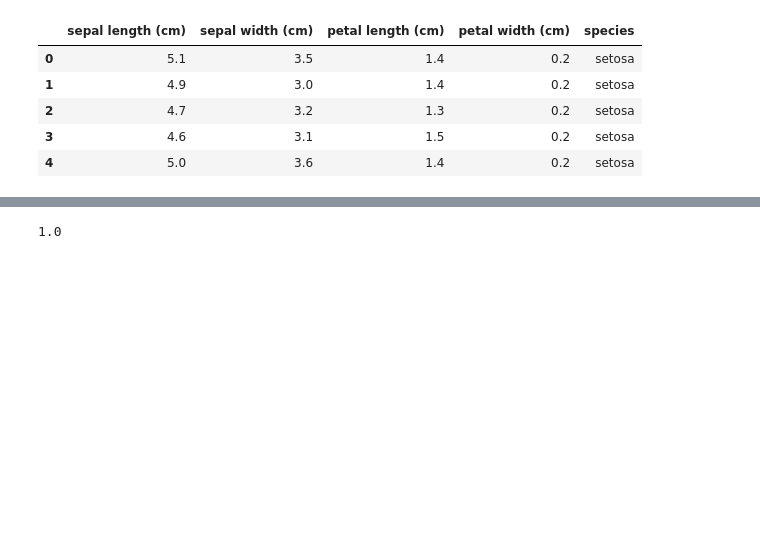
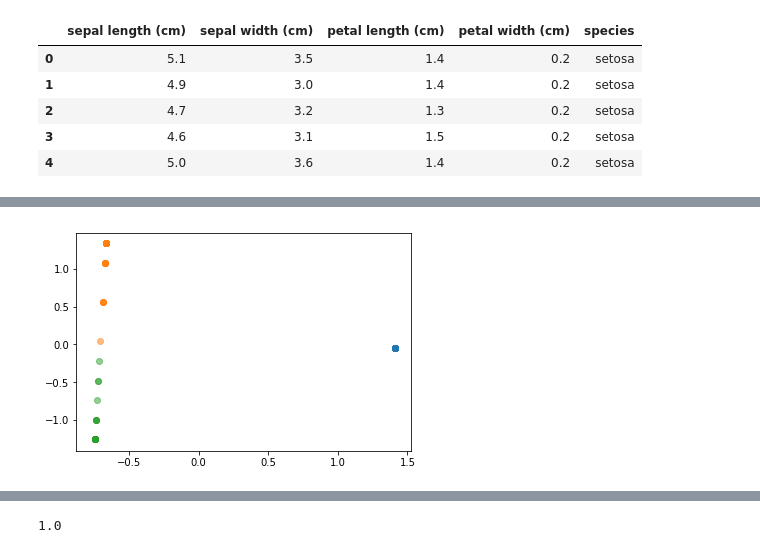
Before and after one commit to lukaszarczynski/data_mining, a Jupyter notebook: L5/zad3.ipynb, the cells around one changed output, grey strips where cells are left out. Cells and saved outputs as stored; diff of their text form; code cells hidden in the pictures; blank space fills up the shorter version.

```diff
--- a/L5/zad3.ipynb
+++ b/L5/zad3.ipynb
@@ -34,3 +157,48 @@ print(random_forest_iris.score(iris_data, iris_labels))
+# %%
+import numpy as np
+
+
+class PCA:
+    def __init__(self):
+        self.data = None
+        self.transformed_data = None
+        self.dimension = None
+        self.pca_matrix = None
+        self.pca_matrix_inverse = None
+        self.eigenvalues = None
+        self._eigenvectors = None
+
+    def fit_transform(self, data):
+        self.data = data
+        self.dimension = data.shape[1]
+        data_standardized = PCA.standardize(self.data)
+        covariance = np.cov(data_standardized.T)
+        self.eigenvalues, self._eigenvectors = np.linalg.eig(covariance)
+        idx = self.eigenvalues.argsort()[::-1]
+        self.eigenvalues = self.eigenvalues[idx]
+        self._eigenvectors = self._eigenvectors[:, idx]
+        self.transformed_data = (data_standardized @ self._eigenvectors) / np.sqrt(self.eigenvalues)
+        self.pca_matrix = (np.identity(self.dimension) @ self._eigenvectors) / np.sqrt(self.eigenvalues)
+        self.pca_matrix_inverse = np.linalg.inv(self.pca_matrix)
+        return self
+
+    @staticmethod
+    def standardize(data):
+        return (data - data.mean(axis=0, keepdims=True)) / data.std(axis=0, keepdims=True)
+# %%
+iris_pca = PCA().fit_transform(proximity_matrix)
+# print(iris_pca.eigenvalues)
+reduced_data = iris_pca.transformed_data.T[:2]
+
+from matplotlib import pyplot
+
+for target in set(iris.target):
+    correct_target = (target == iris.target)
+    pyplot.scatter(reduced_data[0][correct_target], reduced_data[1][correct_target],
+                   alpha=0.5)
+pyplot.show()
+# %% [output]
+[figure, added]
 # %%
 print(cross_validation(iris_data, iris_labels,  ensemble.RandomForestClassifier()))
 # %% [output]
```
Also changed, not shown: parts of 16 cells of this notebook.
